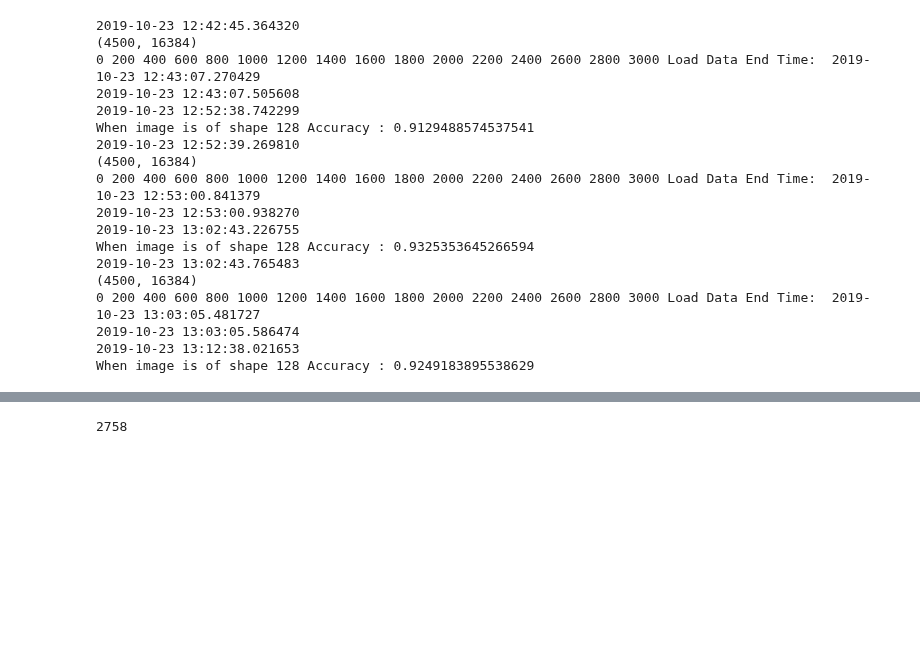
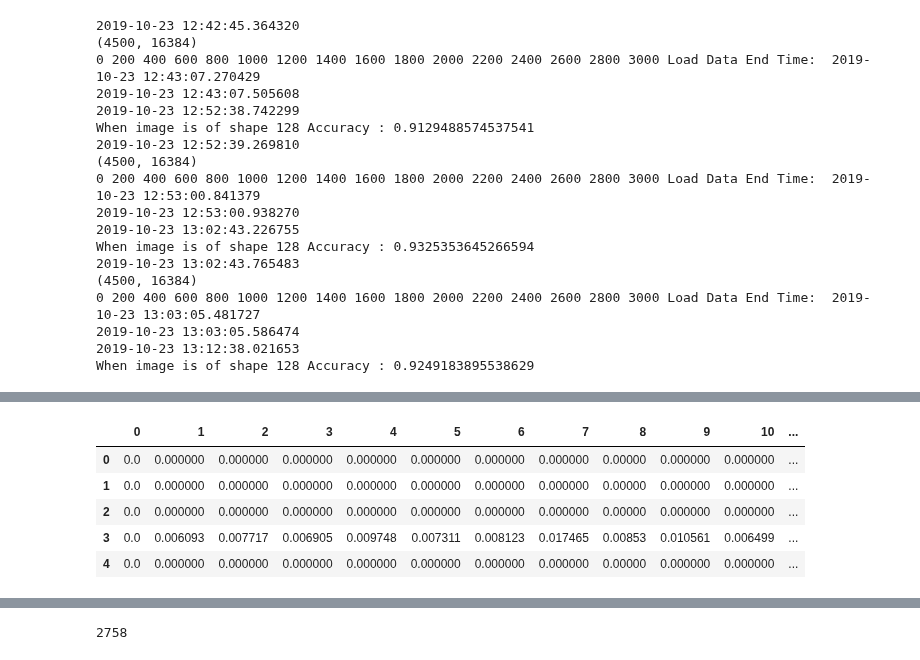
Before and after one commit to PadmarajBhat/Machine-Learning, a Jupyter notebook: BrainTumorClassification.ipynb, the cells around one changed output, grey strips where cells are left out. Drawn from its saved outputs; the diff is of its cells as text; code cells hidden in the pictures; blank space fills up the shorter version.

```diff
--- a/BrainTumorClassification.ipynb
+++ b/BrainTumorClassification.ipynb
@@ -1812,0 +1815,76 @@ When image is of shape 128 Accuracy : 0.9249183895538629
+# %%
+def get_tumor_neighbor(a,o,k1):
+
+    k = k1[:]
+    #print("shape of k : ", len(k))
+    b = np.zeros((len(k),a.shape[0], a.shape[1]))
+    b[0] = o
+    del k[-1]
+    for i in range(a.shape[0] ):
+        if np.count_nonzero(a[i]) > 0:
+            for j in range(a.shape[1] ):
+                if a[i][j] != 0 :#and b[i][j] == 0:
+                    l = 1
+                    for m in k:
+                        if i-m >= 0 and j+m <= 512 :
+                            b[l, i-m:i, j:j+m] = o[i-m:i, j:j+m]
+                        if i-m >= 0 and j-m >= 0:
+                            b[l, i-m:i,j-m:j] = o[i-m:i,j-m:j]
+                        if i+m <=512 and j-m >= 0:
+                            b[l, i:i+m, j-m:j] = o[i:i+m, j-m:j]
+                        if i+m <=512 and j+m <=512:
+                            b[l, i:i+m, j:j+m] = o[i:i+m, j:j+m]
+                        l+=1
+
+    return b
+
+
+def bstTumorData(loc = "download/mat/",SHAPE = 64,neighbors=[64]):
+  print(datetime.datetime.now())
+  image_list = []
+  label_list = []
+  label_transform = [[],np.array([0,0,1]),np.array([0,1,0]),np.array([1,0,0])]
+  #label_transform = [[],[0,0,1],[0,1,0],[1,0,0]]
+  #ddd = pd.DataFrame(columns=[str(x) for x in range(512*512)]+["label"])
+  i =0
+  image_stacks = np.ndarray((4500,(SHAPE*SHAPE)),dtype=np.float64)
+  print(image_stacks.shape)
+  for file_name in [f  for f in os.listdir(loc) if ".mat" in f]:
+    if i % 200 == 0:
+      print(i, end=" ")
+      #break
+    with h5py.File(loc+file_name,'r') as f:
+          orig_image_array = np.array(f['cjdata']['image'],dtype=np.float64)
+          if orig_image_array.shape[0] != 512:
+            orig_image_array = np.pad(orig_image_array,(512 - orig_image_array.shape[0])//2,'constant',constant_values=0)
+
+          tumor_array = np.array(f['cjdata']['tumorMask'],dtype=np.float64)
+          if tumor_array.shape[0] != 512:
+            tumor_array = np.pad(tumor_array,(512 - tumor_array.shape[0])//2,'constant',constant_values=0)
+          #print("tumor size", tumor_array.shape)
+
+          image_array = get_tumor_neighbor(tumor_array,orig_image_array,neighbors)
+
+          label = np.array(f['cjdata']['label'], dtype=np.int)[0][0]
+          image_array = image_array/image_array.max()
+          image_array = np.array(tf.image.resize(image_array.reshape(512,512,1),(SHAPE,SHAPE), method="nearest")).reshape((SHAPE,SHAPE))
+          #image_list.append((image_array,  label_transform[label]))
+          #image_list.append(image_array.reshape(-1))
+          #label_list.append(list(label_transform[label]))
+          label_list.append(label)
+          #label_list.append(str(label))
+          #image_array_label = np.concatenate((image_array.reshape(-1), [label]))
+          #print(image_array.reshape(-1).shape, image_array_label.shape)
+          #image_stacks = np.stack((image_stacks,image_array_label))
+          image_stacks[i] = image_array.reshape(-1)
+          i=i+1
+
+  #df = pd.DataFrame({"image_array":image_list,"label":label_list})
+  df = pd.DataFrame(image_stacks[:i],columns=[str(x) for x in range(SHAPE*SHAPE)])
+  df['label'] = label_list
+  print("Load Data End Time: ", datetime.datetime.now())
+  return df
+
+df_bst = bstTumorData()
+df_bst.head()
+# %% [output]
@@ -1812,0 +1894,6 @@ When image is of shape 128 Accuracy : 0.9249183895538629
+|  | 0 | 1 | 2 | 3 | 4 | 5 | 6 | 7 | 8 | 9 | 10 | ... |
+| 0 | 0.0 | 0.000000 | 0.000000 | 0.000000 | 0.000000 | 0.000000 | 0.000000 | 0.000000 | 0.00000 | 0.000000 | 0.000000 | ... |
+| 1 | 0.0 | 0.000000 | 0.000000 | 0.000000 | 0.000000 | 0.000000 | 0.000000 | 0.000000 | 0.00000 | 0.000000 | 0.000000 | ... |
+| 2 | 0.0 | 0.000000 | 0.000000 | 0.000000 | 0.000000 | 0.000000 | 0.000000 | 0.000000 | 0.00000 | 0.000000 | 0.000000 | ... |
+| 3 | 0.0 | 0.006093 | 0.007717 | 0.006905 | 0.009748 | 0.007311 | 0.008123 | 0.017465 | 0.00853 | 0.010561 | 0.006499 | ... |
+| 4 | 0.0 | 0.000000 | 0.000000 | 0.000000 | 0.000000 | 0.000000 | 0.000000 | 0.000000 | 0.00000 | 0.000000 | 0.000000 | ... |
```
Also changed, not shown: parts of 3 cells of this notebook.
